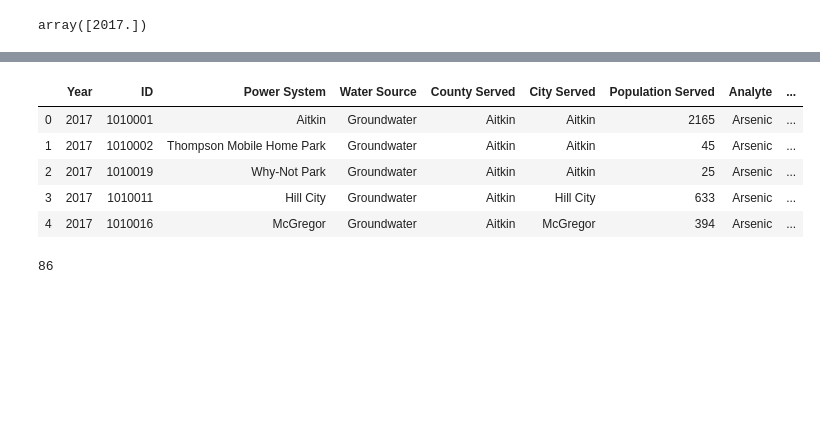
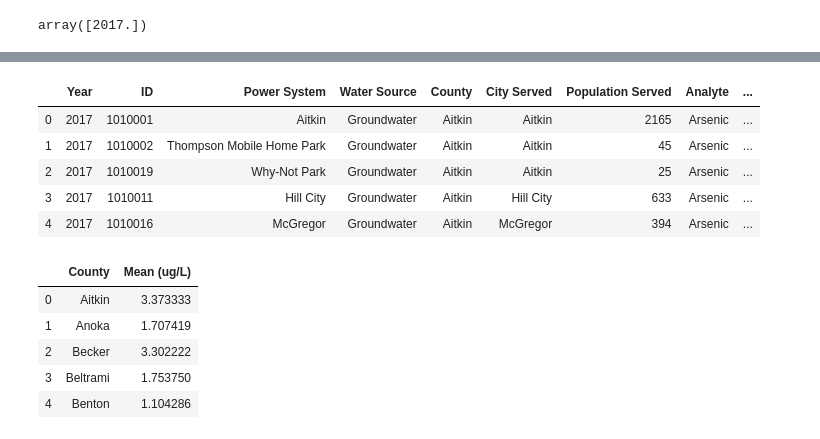
Before and after one commit to bkaczmarczik28/MN-Drinking-Water-Quality, a Jupyter notebook: PovertyByCounty.ipynb, the cells around one changed output, grey strips where cells are left out. Drawn from its saved outputs; the diff is of its cells as text; code cells hidden in the pictures; blank space fills up the shorter version.

```diff
--- a/PovertyByCounty.ipynb
+++ b/PovertyByCounty.ipynb
@@ -31,9 +31,13 @@ county_pov_df["Poverty Rate"]
 Name: Poverty Rate, Length: 87, dtype: object
 # %%
 pov_rate = []
+county = []
 for i in range(len(county_pov_df)):
     county_pov_int = county_pov_df["Poverty Rate"][i]
+    county_str = county_pov_df["County"][i]
     county_pov_int = county_pov_int.split("%")[0]
+    county_str = county_str.split(" County")[0]
     pov_rate.append(county_pov_int)
+    county.append(county_str)
 # %%
 county_pov_df = county_pov_df.drop(columns=["Poverty Rate"],axis=1)
@@ -219,7 +233,7 @@ arsenic_df.head()
 # %%
 #rename columns:
 arsenic_df = arsenic_df.rename(columns = {"pwsId":"ID", "pwsName":"Power System", "year":"Year",
-                                "analyteCode":"Analyte","countyServed": "County Served",
+                                "analyteCode":"Analyte","countyServed": "County",
                                 "cityServed": "City Served","waterSource": "Water Source",
                                 "populationServed": "Population Served","fips": "FIPS"})
 arsenic_df.head()
@@ -280,17 +294,13 @@ Mean (ug/L)          float64
 Max (ug/L)           float64
 dtype: object
 # %%
-arsenic_df = arsenic_df[['Year','ID','Power System','Water Source','County Served',
+arsenic_df = arsenic_df[['Year','ID','Power System','Water Source','County',
                          'City Served','Population Served','Analyte','Mean (ug/L)','Max (ug/L)','FIPS']]
 arsenic_df.head()
 # %% [output]
-|  | Year | ID | Power System | Water Source | County Served | City Served | Population Served | Analyte | ... |
+|  | Year | ID | Power System | Water Source | County | City Served | Population Served | Analyte | ... |
 | 0 | 2017 | 1010001 | Aitkin | Groundwater | Aitkin | Aitkin | 2165 | Arsenic | ... |
 | 1 | 2017 | 1010002 | Thompson Mobile Home Park | Groundwater | Aitkin | Aitkin | 45 | Arsenic | ... |
 | 2 | 2017 | 1010019 | Why-Not Park | Groundwater | Aitkin | Aitkin | 25 | Arsenic | ... |
 | 3 | 2017 | 1010011 | Hill City | Groundwater | Aitkin | Hill City | 633 | Arsenic | ... |
 | 4 | 2017 | 1010016 | McGregor | Groundwater | Aitkin | McGregor | 394 | Arsenic | ... |
-# %%
-arsenic_df["County Served"].nunique()
-# %% [output]
-86
@@ -296,0 +311,11 @@ arsenic_df["County Served"].nunique()
+# %%
+ByCounty_df = pd.DataFrame(mean_concentration)
+ByCounty_df = ByCounty_df.reset_index()
+ByCounty_df.head()
+# %% [output]
+|  | County | Mean (ug/L) |
+| 0 | Aitkin | 3.373333 |
+| 1 | Anoka | 1.707419 |
+| 2 | Becker | 3.302222 |
+| 3 | Beltrami | 1.753750 |
+| 4 | Benton | 1.104286 |
```
Also changed, not shown: parts of 12 cells of this notebook.
